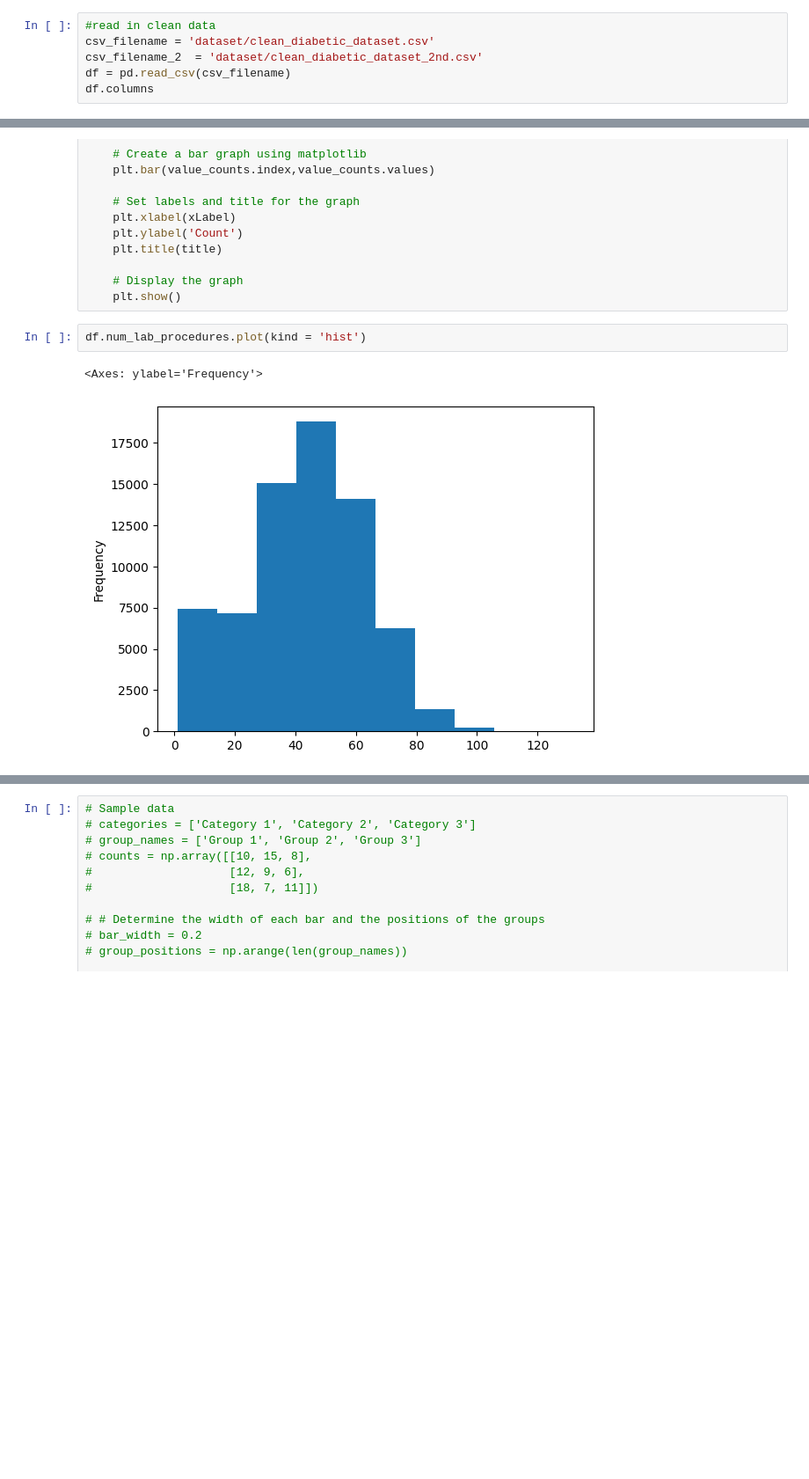
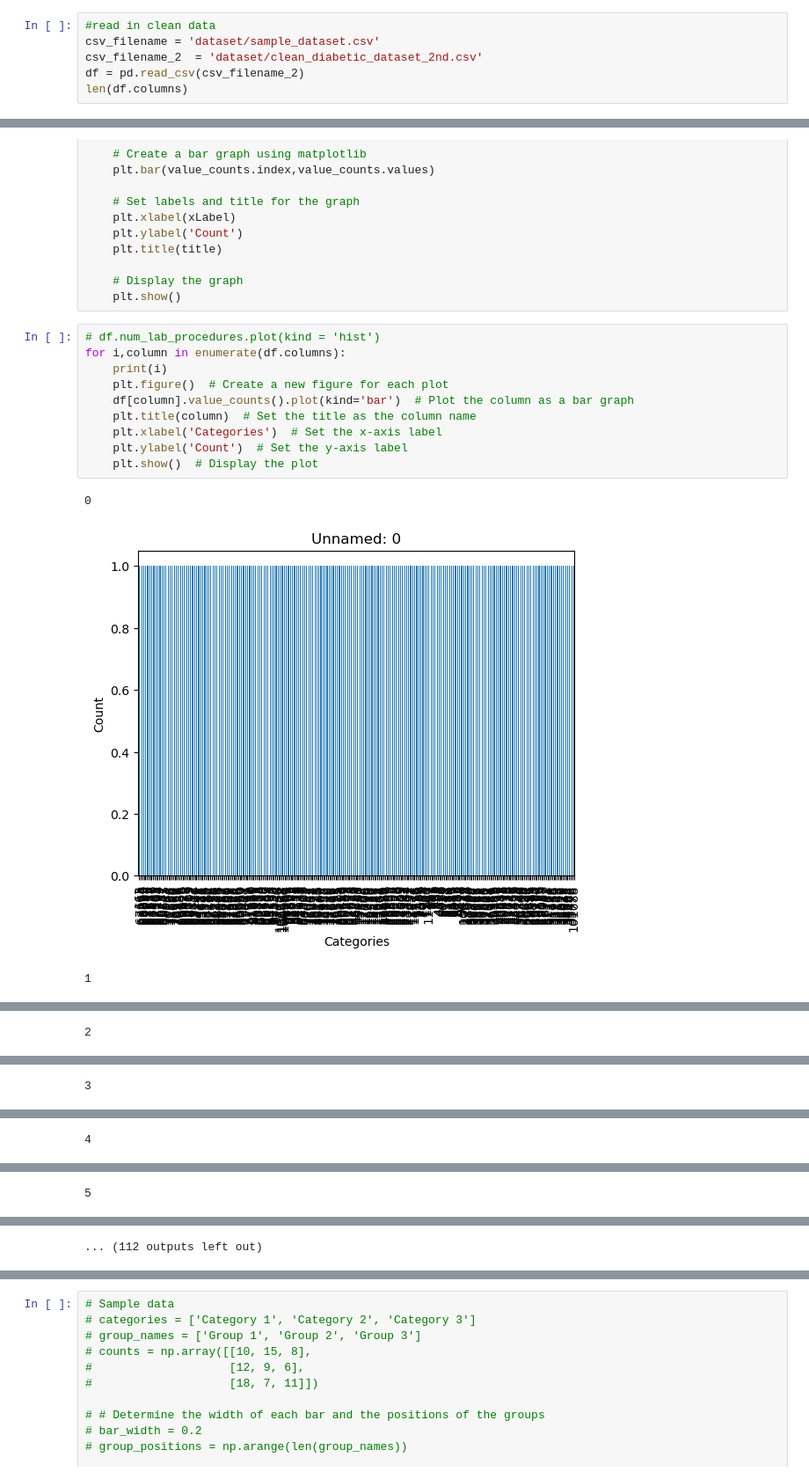
Before and after one commit to minhngo3818/cs178-diabetes-project, a Jupyter notebook: main.ipynb, the cells around one changed output, grey strips where cells are left out. Shown at 88% size. Saved outputs shown, nothing was run; the diff lists cells and outputs as text; blank space fills up the shorter version.

```diff
--- a/main.ipynb
+++ b/main.ipynb
@@ -37,8 +37,8 @@ seed = 12345
 ### II. Analyze Data
 # %%
 #read in clean data
-csv_filename = 'dataset/clean_diabetic_dataset.csv'
+csv_filename = 'dataset/sample_dataset.csv'
 csv_filename_2  = 'dataset/clean_diabetic_dataset_2nd.csv'
-df = pd.read_csv(csv_filename)
-df.columns
+df = pd.read_csv(csv_filename_2)
+len(df.columns)
 # %% [output]
@@ -68,7 +60,16 @@ def plot_count(colName,xLabel,title):
     # Display the graph
     plt.show()
 # %%
-df.num_lab_procedures.plot(kind = 'hist')
+# df.num_lab_procedures.plot(kind = 'hist')
+for i,column in enumerate(df.columns):
+    print(i)
+    plt.figure()  # Create a new figure for each plot
+    df[column].value_counts().plot(kind='bar')  # Plot the column as a bar graph
+    plt.title(column)  # Set the title as the column name
+    plt.xlabel('Categories')  # Set the x-axis label
+    plt.ylabel('Count')  # Set the y-axis label
+    plt.show()  # Display the plot
 # %% [output]
-<Axes: ylabel='Frequency'>
+0
-[figure, old version]
+[figure, new version]
+1
@@ -74,0 +77 @@ df.num_lab_procedures.plot(kind = 'hist')
+2
@@ -74,0 +79 @@ df.num_lab_procedures.plot(kind = 'hist')
+3
@@ -74,0 +81 @@ df.num_lab_procedures.plot(kind = 'hist')
+4
@@ -74,0 +83 @@ df.num_lab_procedures.plot(kind = 'hist')
+5
@@ -75,3 +85,4 @@ df.num_lab_procedures.plot(kind = 'hist')
+... (112 outputs left out)
 # %%
 sns.displot(df.time_in_hospital)
 # %% [output]
```
Also changed, not shown: parts of 11 cells of this notebook, 1 other file.
